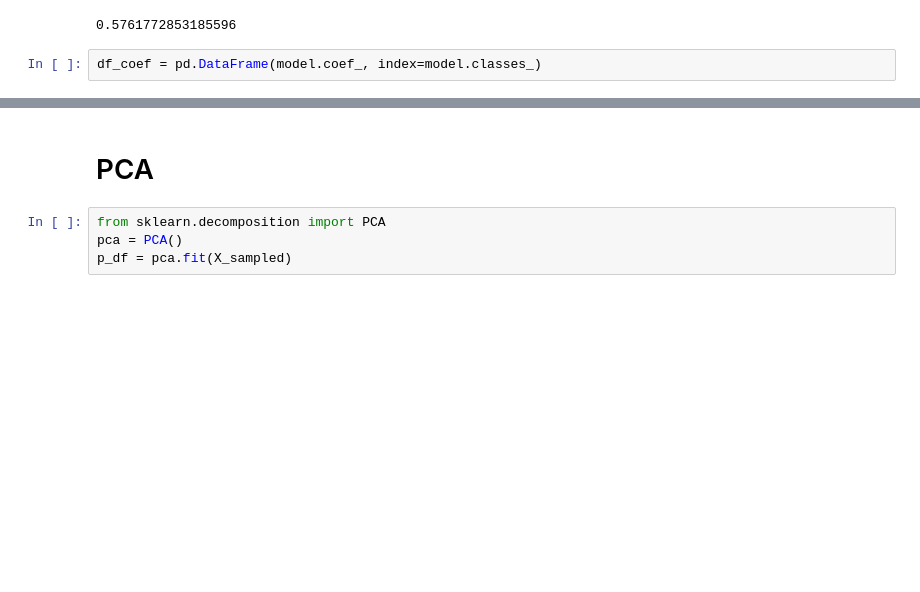
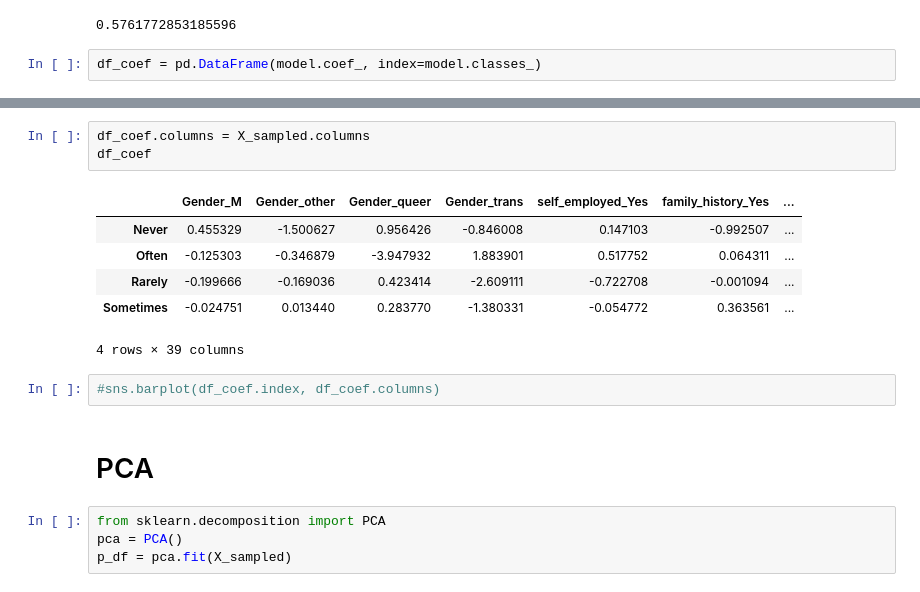
Before and after one commit to ChuckPryor/MentalHealth, a Jupyter notebook: data_prep.ipynb, the cells around one changed output, grey strips where cells are left out. Cells and saved outputs as stored; diff of their text form; blank space fills up the shorter version.

```diff
--- a/data_prep.ipynb
+++ b/data_prep.ipynb
@@ -281,3 +324,15 @@ df_coef
+# %%
+df_coef.columns = X_sampled.columns
+df_coef
+# %% [output]
+|  | Gender_M | Gender_other | Gender_queer | Gender_trans | self_employed_Yes | family_history_Yes | ... |
+| Never | 0.455329 | -1.500627 | 0.956426 | -0.846008 | 0.147103 | -0.992507 | ... |
+| Often | -0.125303 | -0.346879 | -3.947932 | 1.883901 | 0.517752 | 0.064311 | ... |
+| Rarely | -0.199666 | -0.169036 | 0.423414 | -2.609111 | -0.722708 | -0.001094 | ... |
+| Sometimes | -0.024751 | 0.013440 | 0.283770 | -1.380331 | -0.054772 | 0.363561 | ... |
+4 rows × 39 columns
+# %%
+#sns.barplot(df_coef.index, df_coef.columns)
 # %% [markdown]
 # PCA
 # %%
```
Also changed, not shown: parts of 22 cells of this notebook.
